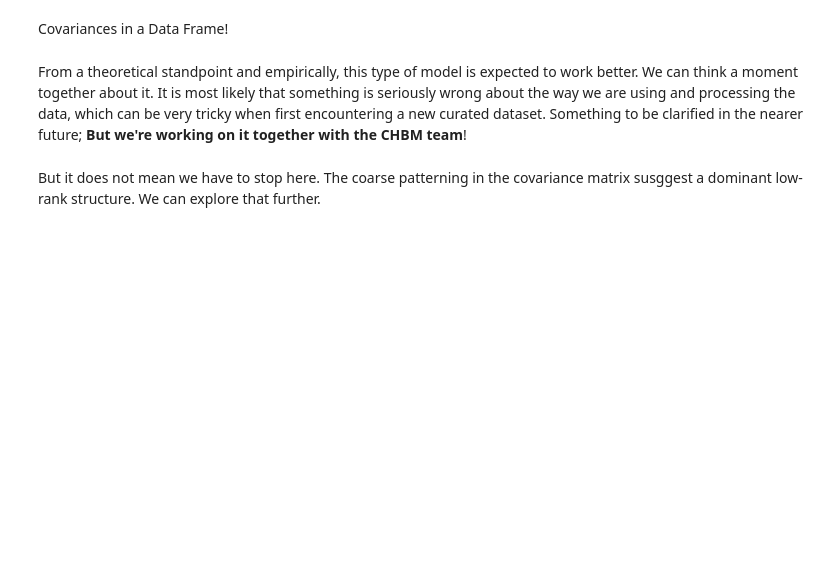
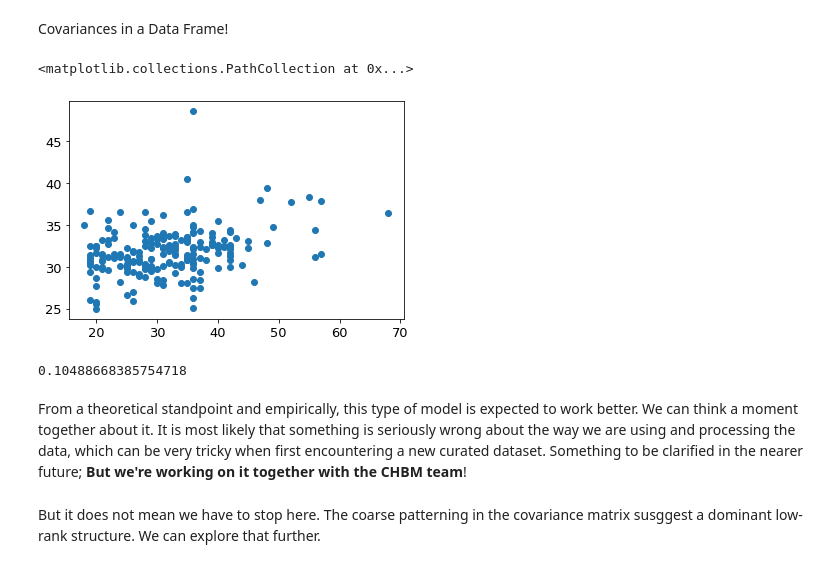
Before and after one commit to dengemann/eeg-pred-modeling-summer-school, a Jupyter notebook: plot_build_a_more_advanced_model.ipynb, the cells around one changed output. Saved outputs shown, nothing was run; the diff lists cells and outputs as text; code cells hidden in the pictures; blank space fills up the shorter version.

```diff
--- a/plot_build_a_more_advanced_model.ipynb
+++ b/plot_build_a_more_advanced_model.ipynb
@@ -123,17 +190,20 @@ import coffeine
 # %%
 filter_bank_transformer = coffeine.make_filter_bank_transformer(
-    names=['theta', 'alpha', 'beta_low', 'beta_high'], method='riemann',
-    projection_params=dict(n_compo=40))
-
+    names=['theta', 'alpha', 'beta_low', 'beta_high'], method='riemann_wasserstein')
 
 filter_bank_model = make_pipeline(filter_bank_transformer, StandardScaler(),
                                   RidgeCV(alphas=np.logspace(-3, 10, 100)))
 
 y_pred = cross_val_predict(estimator=filter_bank_model, X=X_df, y=y)
 plt.scatter(y, y_pred)
+# %% [output]
+<matplotlib.collections.PathCollection at 0x...>
+[figure, added]
 # %%
 from sklearn.metrics import r2_score
 print(r2_score(y_true=y, y_pred=y_pred))
+# %% [output]
+0.10488668385754718
 # %% [markdown]
 From a theoretical standpoint and empirically, this type of model is expected to work better. We can think a moment together about it. It is most likely that something is seriously wrong about the way we are using and processing the data, which can be very tricky when first encountering a new curated dataset. Something to be clarified in the nearer future; **But we're working on it together with the CHBM team**!
 # %% [markdown]
```
Also changed, not shown: parts of 11 cells of this notebook, 2 other files.
